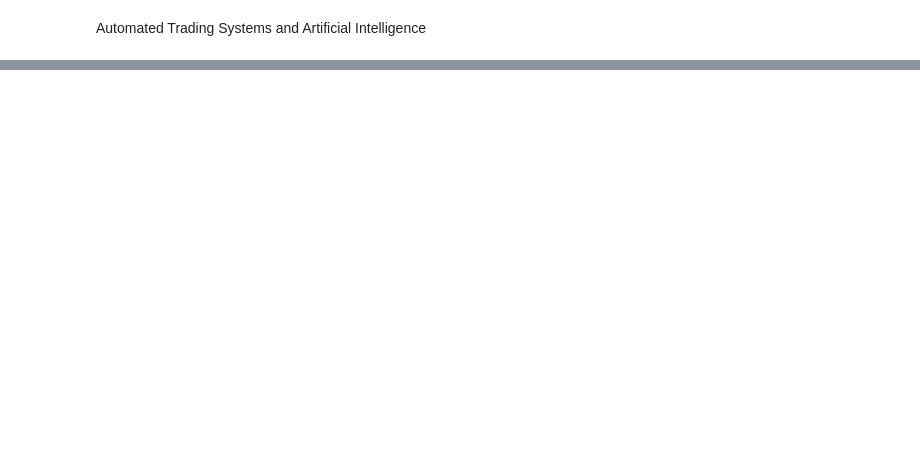
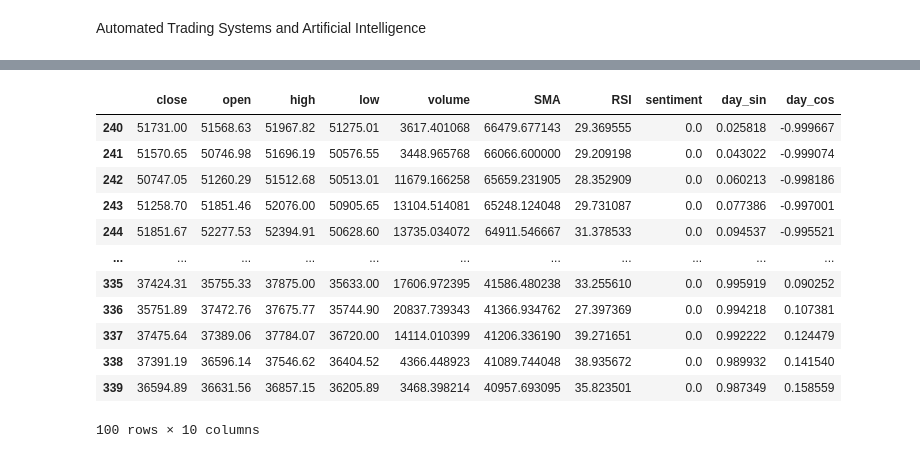
Before and after one commit to stealth44/market_automation, a Jupyter notebook: market_automate.ipynb, the cells around one changed output, grey strips where cells are left out. Drawn from its saved outputs; the diff is of its cells as text; code cells hidden in the pictures; blank space fills up the shorter version.

```diff
--- a/market_automate.ipynb
+++ b/market_automate.ipynb
@@ -138,0 +244,9 @@ from keras.layers import Dense, Dropout, LSTM, Bidirectional
+# %%
+
+news_sentiment_df['date'] =(cp['date'])
+# %%
+# Merge the price data with the sentiment data based on date
+combined_df = pd.merge(cp, news_sentiment_df, on='date', how='left')
+
+# Fill missing sentiment data with neutral (0) sentiment
+combined_df['sentiment'].fillna(0, inplace=True)
@@ -138,0 +281,6 @@ from keras.layers import Dense, Dropout, LSTM, Bidirectional
+# %%
+combined_df['date_ordinal'] = combined_df['date'].apply(lambda x: x.toordinal())
+combined_df['day_sin'] = np.sin(2 * np.pi * combined_df['date_ordinal'] / 365)
+combined_df['day_cos'] = np.cos(2 * np.pi * combined_df['date_ordinal'] / 365)
+# %%
+features = ['close','open','high','low','volume','SMA','RSI','sentiment','day_sin','day_cos']
@@ -138,0 +465,17 @@ from keras.layers import Dense, Dropout, LSTM, Bidirectional
+# %%
+past_100_days = combined_df[features].tail(100)
+past_100_days
+# %% [output]
+|  | close | open | high | low | volume | SMA | RSI | sentiment | day_sin | day_cos |
+| 240 | 51731.00 | 51568.63 | 51967.82 | 51275.01 | 3617.401068 | 66479.677143 | 29.369555 | 0.0 | 0.025818 | -0.999667 |
+| 241 | 51570.65 | 50746.98 | 51696.19 | 50576.55 | 3448.965768 | 66066.600000 | 29.209198 | 0.0 | 0.043022 | -0.999074 |
+| 242 | 50747.05 | 51260.29 | 51512.68 | 50513.01 | 11679.166258 | 65659.231905 | 28.352909 | 0.0 | 0.060213 | -0.998186 |
+| 243 | 51258.70 | 51851.46 | 52076.00 | 50905.65 | 13104.514081 | 65248.124048 | 29.731087 | 0.0 | 0.077386 | -0.997001 |
+| 244 | 51851.67 | 52277.53 | 52394.91 | 50628.60 | 13735.034072 | 64911.546667 | 31.378533 | 0.0 | 0.094537 | -0.995521 |
+| ... | ... | ... | ... | ... | ... | ... | ... | ... | ... | ... |
+| 335 | 37424.31 | 35755.33 | 37875.00 | 35633.00 | 17606.972395 | 41586.480238 | 33.255610 | 0.0 | 0.995919 | 0.090252 |
+| 336 | 35751.89 | 37472.76 | 37675.77 | 35744.90 | 20837.739343 | 41366.934762 | 27.397369 | 0.0 | 0.994218 | 0.107381 |
+| 337 | 37475.64 | 37389.06 | 37784.07 | 36720.00 | 14114.010399 | 41206.336190 | 39.271651 | 0.0 | 0.992222 | 0.124479 |
+| 338 | 37391.19 | 36596.14 | 37546.62 | 36404.52 | 4366.448923 | 41089.744048 | 38.935672 | 0.0 | 0.989932 | 0.141540 |
+| 339 | 36594.89 | 36631.56 | 36857.15 | 36205.89 | 3468.398214 | 40957.693095 | 35.823501 | 0.0 | 0.987349 | 0.158559 |
+100 rows × 10 columns
```
Also changed, not shown: parts of 90 cells of this notebook, 1 other file.
